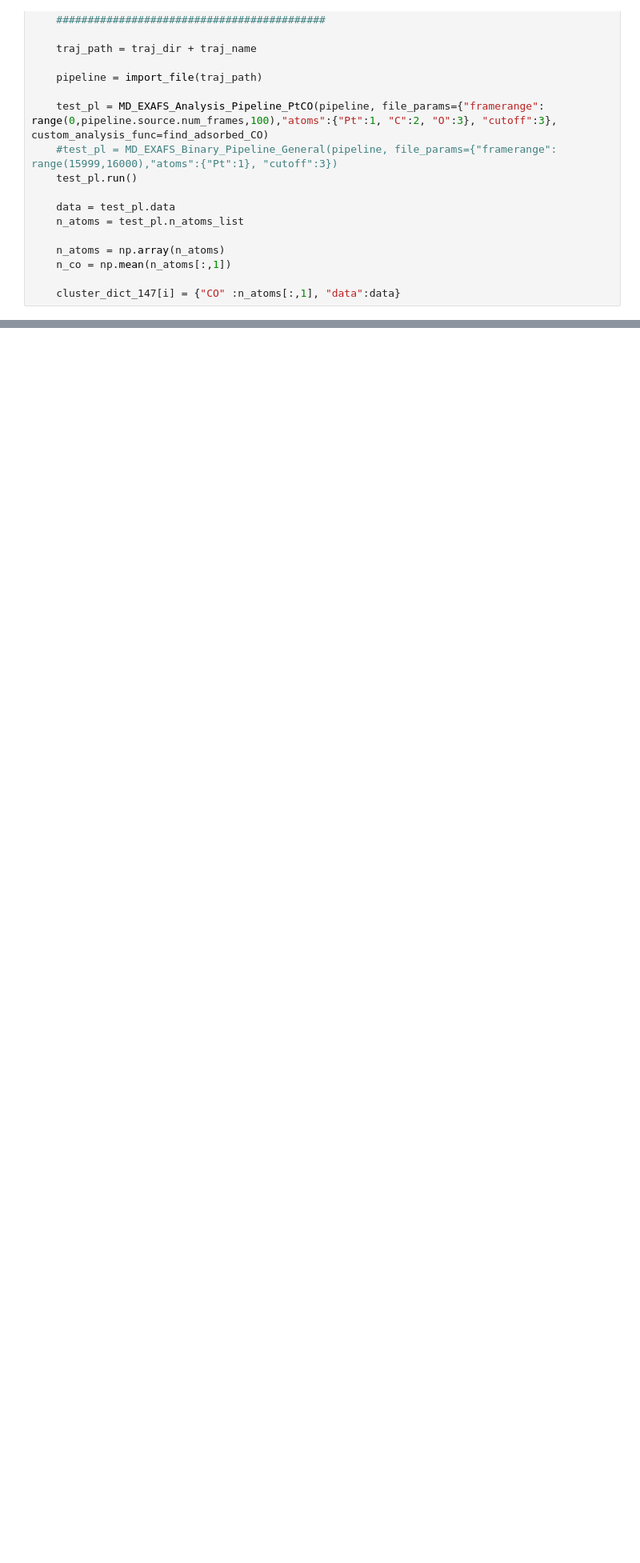
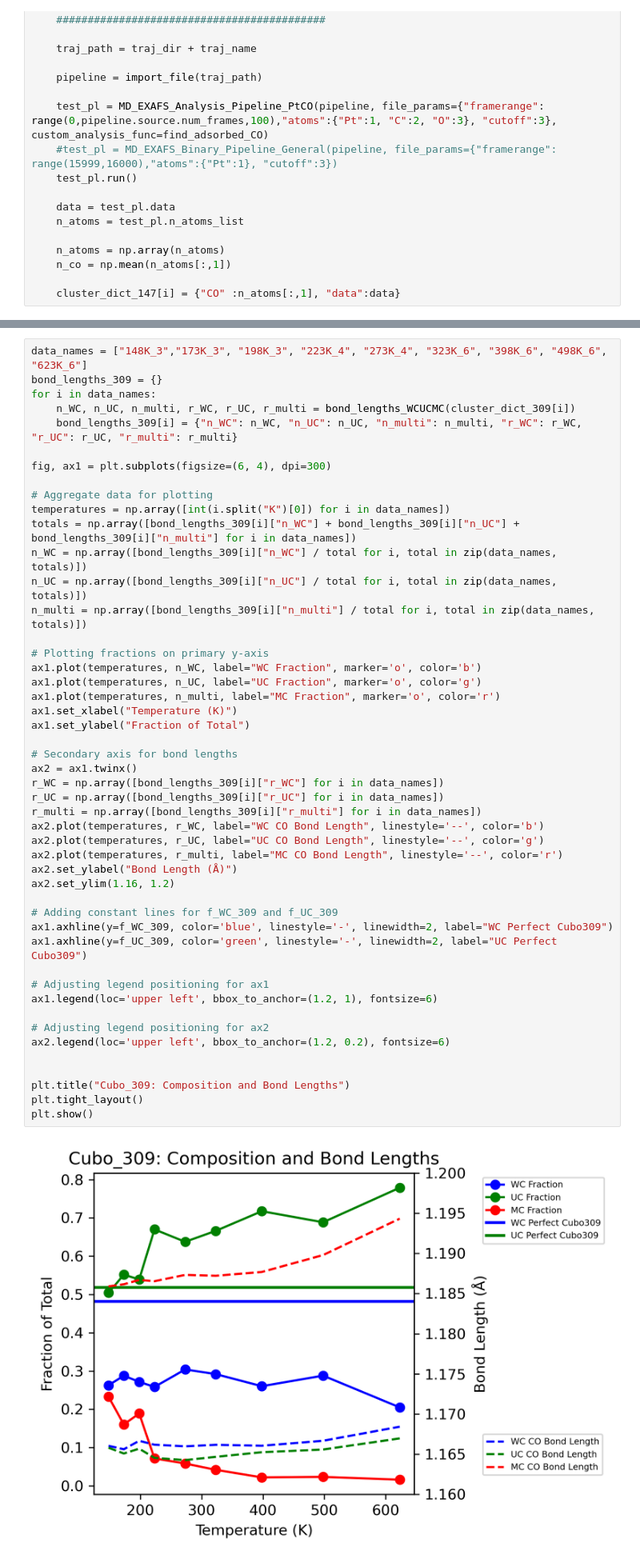
Before and after one commit to nmarcella/clusterOVITO, a Jupyter notebook: code/cameron_check_this.ipynb, the cells around one changed output, grey strips where cells are left out. Shown at 80% size. Saved outputs shown, nothing was run; the diff lists cells and outputs as text; blank space fills up the shorter version.

```diff
--- a/code/cameron_check_this.ipynb
+++ b/code/cameron_check_this.ipynb
@@ -173,0 +246,50 @@ plt.show()
+# %%
+data_names = ["148K_3","173K_3", "198K_3", "223K_4", "273K_4", "323K_6", "398K_6", "498K_6", "623K_6"]
+bond_lengths_309 = {}
+for i in data_names:
+    n_WC, n_UC, n_multi, r_WC, r_UC, r_multi = bond_lengths_WCUCMC(cluster_dict_309[i])
+    bond_lengths_309[i] = {"n_WC": n_WC, "n_UC": n_UC, "n_multi": n_multi, "r_WC": r_WC, "r_UC": r_UC, "r_multi": r_multi}
+
+fig, ax1 = plt.subplots(figsize=(6, 4), dpi=300)
+
+# Aggregate data for plotting
+temperatures = np.array([int(i.split("K")[0]) for i in data_names])
+totals = np.array([bond_lengths_309[i]["n_WC"] + bond_lengths_309[i]["n_UC"] + bond_lengths_309[i]["n_multi"] for i in data_names])
+n_WC = np.array([bond_lengths_309[i]["n_WC"] / total for i, total in zip(data_names, totals)])
+n_UC = np.array([bond_lengths_309[i]["n_UC"] / total for i, total in zip(data_names, totals)])
+n_multi = np.array([bond_lengths_309[i]["n_multi"] / total for i, total in zip(data_names, totals)])
+
+# Plotting fractions on primary y-axis
+ax1.plot(temperatures, n_WC, label="WC Fraction", marker='o', color='b')
+ax1.plot(temperatures, n_UC, label="UC Fraction", marker='o', color='g')
+ax1.plot(temperatures, n_multi, label="MC Fraction", marker='o', color='r')
+ax1.set_xlabel("Temperature (K)")
+ax1.set_ylabel("Fraction of Total")
+
+# Secondary axis for bond lengths
+ax2 = ax1.twinx()
+r_WC = np.array([bond_lengths_309[i]["r_WC"] for i in data_names])
+r_UC = np.array([bond_lengths_309[i]["r_UC"] for i in data_names])
+r_multi = np.array([bond_lengths_309[i]["r_multi"] for i in data_names])
+ax2.plot(temperatures, r_WC, label="WC CO Bond Length", linestyle='--', color='b')
+ax2.plot(temperatures, r_UC, label="UC CO Bond Length", linestyle='--', color='g')
+ax2.plot(temperatures, r_multi, label="MC CO Bond Length", linestyle='--', color='r')
+ax2.set_ylabel("Bond Length (Å)")
+ax2.set_ylim(1.16, 1.2)
+
+# Adding constant lines for f_WC_309 and f_UC_309
+ax1.axhline(y=f_WC_309, color='blue', linestyle='-', linewidth=2, label="WC Perfect Cubo309")
+ax1.axhline(y=f_UC_309, color='green', linestyle='-', linewidth=2, label="UC Perfect Cubo309")
+
+# Adjusting legend positioning for ax1
+ax1.legend(loc='upper left', bbox_to_anchor=(1.2, 1), fontsize=6)
+
+# Adjusting legend positioning for ax2
+ax2.legend(loc='upper left', bbox_to_anchor=(1.2, 0.2), fontsize=6)
+
+
+plt.title("Cubo_309: Composition and Bond Lengths")
+plt.tight_layout()
+plt.show()
+# %% [output]
+[figure, added]
```
Also changed, not shown: parts of 12 cells of this notebook, 8 other files.
